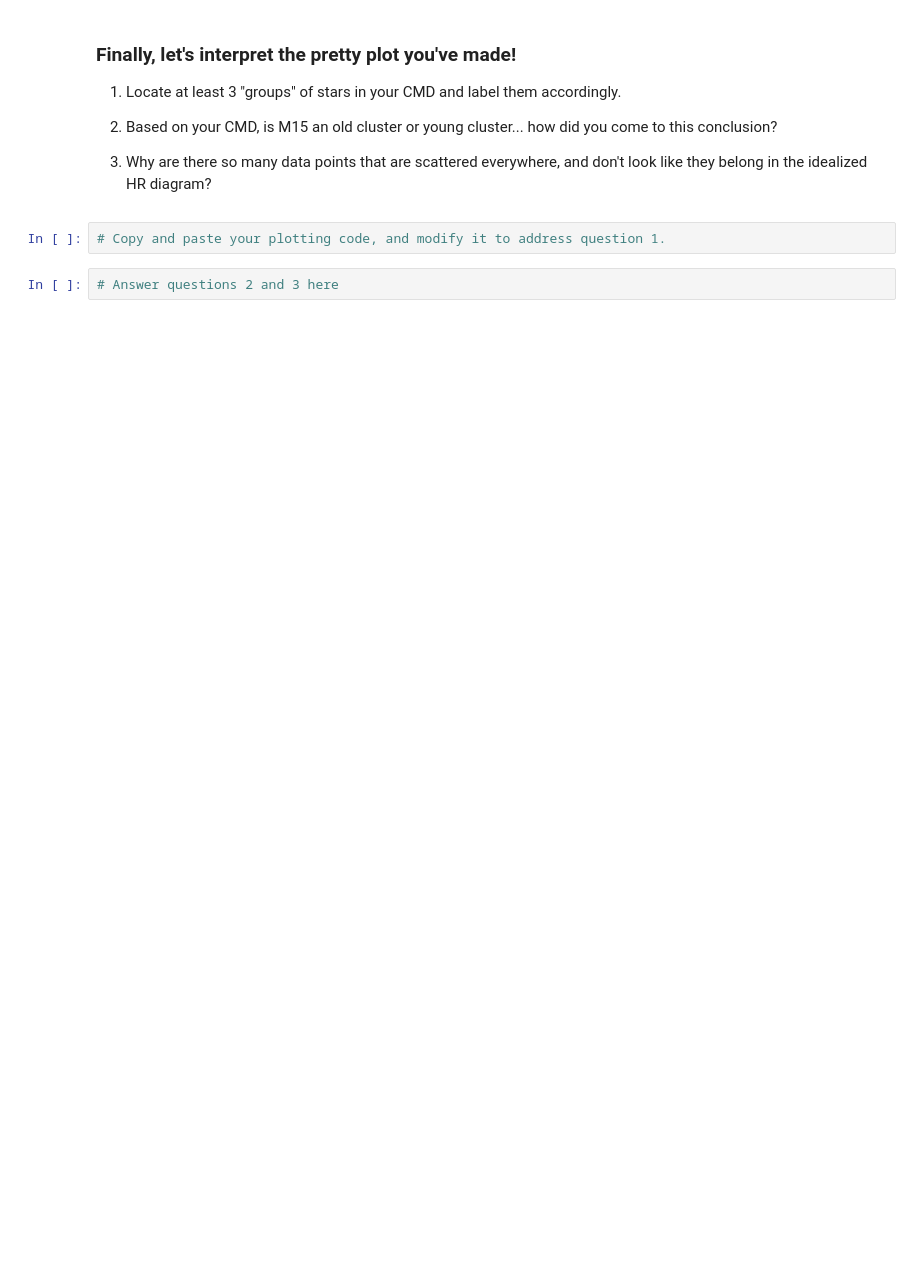
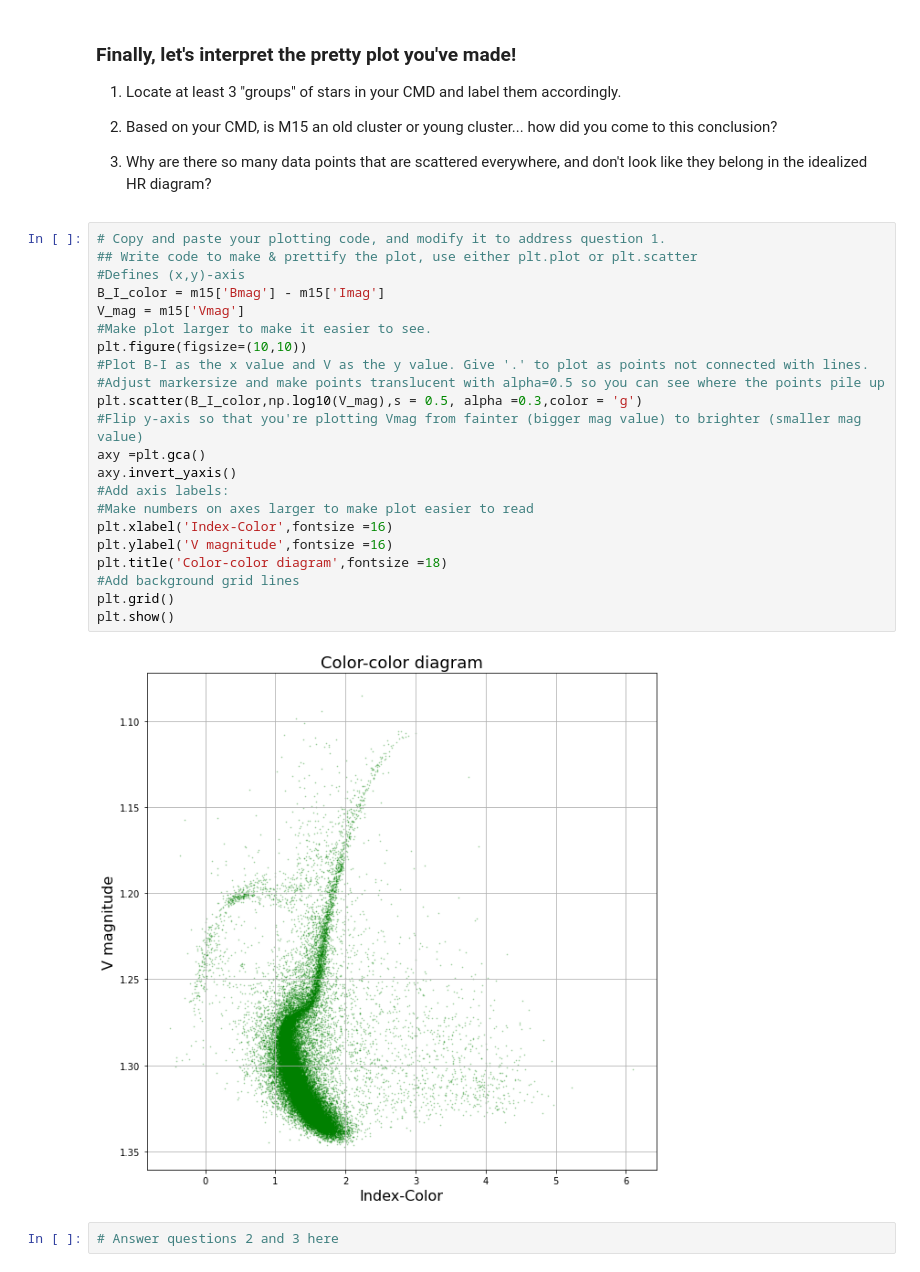
Before and after one commit to aquinocosme/ASTR3190-Introduction-to-Research-in-Astronomy, a Jupyter notebook: lessons/07-extra_plotting_AquinoOvelar.ipynb, the cells around one changed output. Cells and saved outputs as stored; diff of their text form; blank space fills up the shorter version.

```diff
--- a/lessons/07-extra_plotting_AquinoOvelar.ipynb
+++ b/lessons/07-extra_plotting_AquinoOvelar.ipynb
@@ -112,7 +93,29 @@ OSError: [Errno 9] Bad file descriptor
 2) Based on your CMD, is M15 an old cluster or young cluster... how did you come to this conclusion?
 
 3) Why are there so many data points that are scattered everywhere, and don't look like they belong in the idealized HR diagram?
-# %%
-# Copy and paste your plotting code, and modify it to address question 1.
+# %%
+# Copy and paste your plotting code, and modify it to address question 1.
+## Write code to make & prettify the plot, use either plt.plot or plt.scatter
+#Defines (x,y)-axis
+B_I_color = m15['Bmag'] - m15['Imag']
+V_mag = m15['Vmag']
+#Make plot larger to make it easier to see.
+plt.figure(figsize=(10,10))
+#Plot B-I as the x value and V as the y value. Give '.' to plot as points not connected with lines.
+#Adjust markersize and make points translucent with alpha=0.5 so you can see where the points pile up
+plt.scatter(B_I_color,np.log10(V_mag),s = 0.5, alpha =0.3,color = 'g')
+#Flip y-axis so that you're plotting Vmag from fainter (bigger mag value) to brighter (smaller mag value)
+axy =plt.gca()
+axy.invert_yaxis()
+#Add axis labels:
+#Make numbers on axes larger to make plot easier to read
+plt.xlabel('Index-Color',fontsize =16)
+plt.ylabel('V magnitude',fontsize =16)
+plt.title('Color-color diagram',fontsize =18)
+#Add background grid lines
+plt.grid()
+plt.show()
+# %% [output]
+[figure, added]
 # %%
 # Answer questions 2 and 3 here
```
Also changed, not shown: parts of 1 cell of this notebook.
